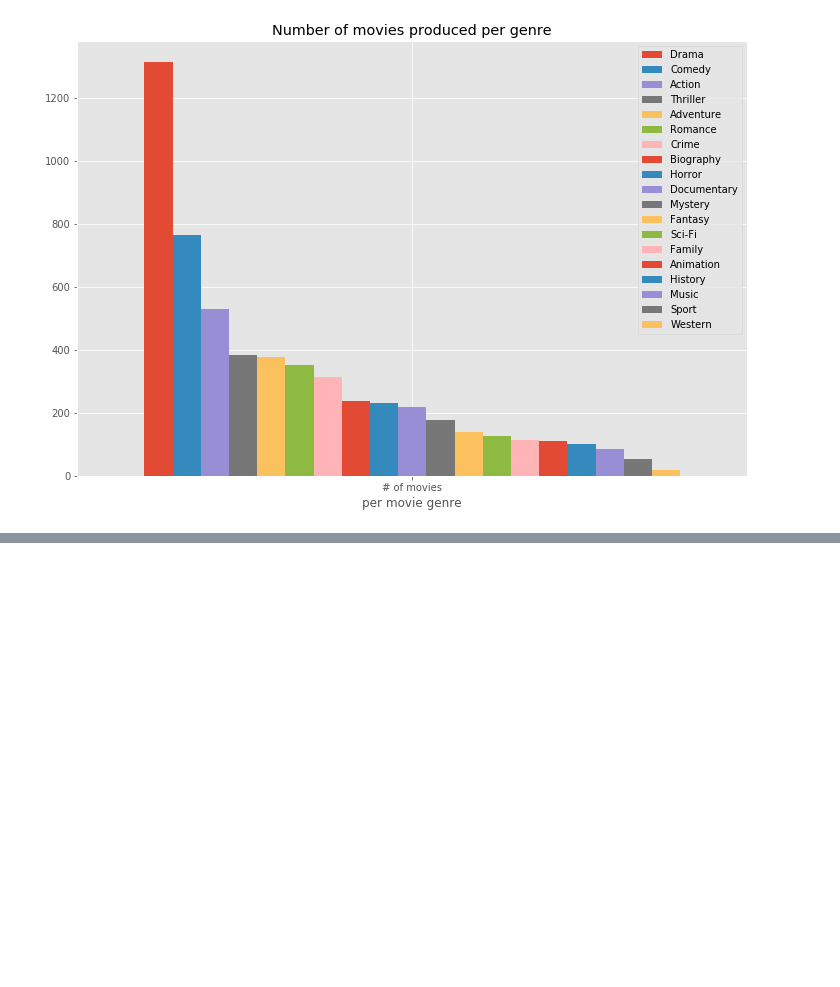
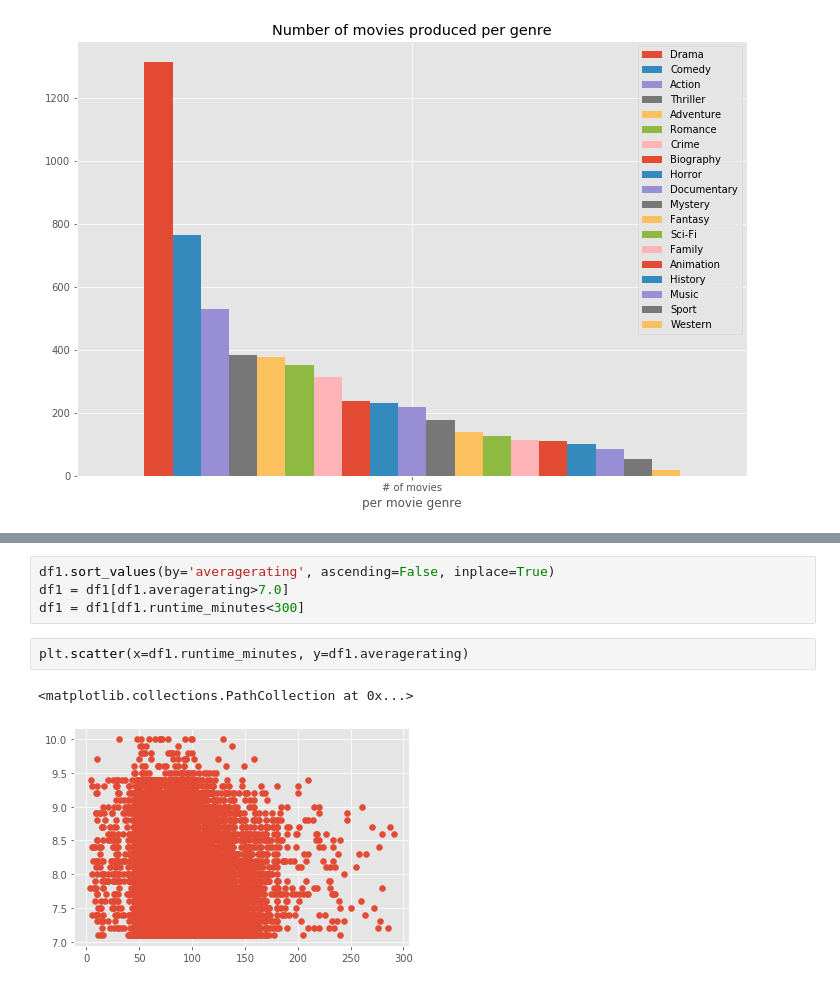
Before and after one commit to johnnyboi1016/dsc-mod-1-project-v2-1-online-ds-ft-120919, a Jupyter notebook: student.ipynb, the cells around one changed output, grey strips where cells are left out. Cells and saved outputs as stored; diff of their text form; blank space fills up the shorter version.

```diff
--- a/student.ipynb
+++ b/student.ipynb
@@ -472,0 +472,9 @@ Text(0.5, 0, 'Avg. Worldwide Gross')
+# %%
+df1.sort_values(by='averagerating', ascending=False, inplace=True)
+df1 = df1[df1.averagerating>7.0]
+df1 = df1[df1.runtime_minutes<300]
+# %%
+plt.scatter(x=df1.runtime_minutes, y=df1.averagerating)
+# %% [output]
+<matplotlib.collections.PathCollection at 0x...>
+[figure, added]
```
Also changed, not shown: parts of 23 cells of this notebook, 2 other files.
